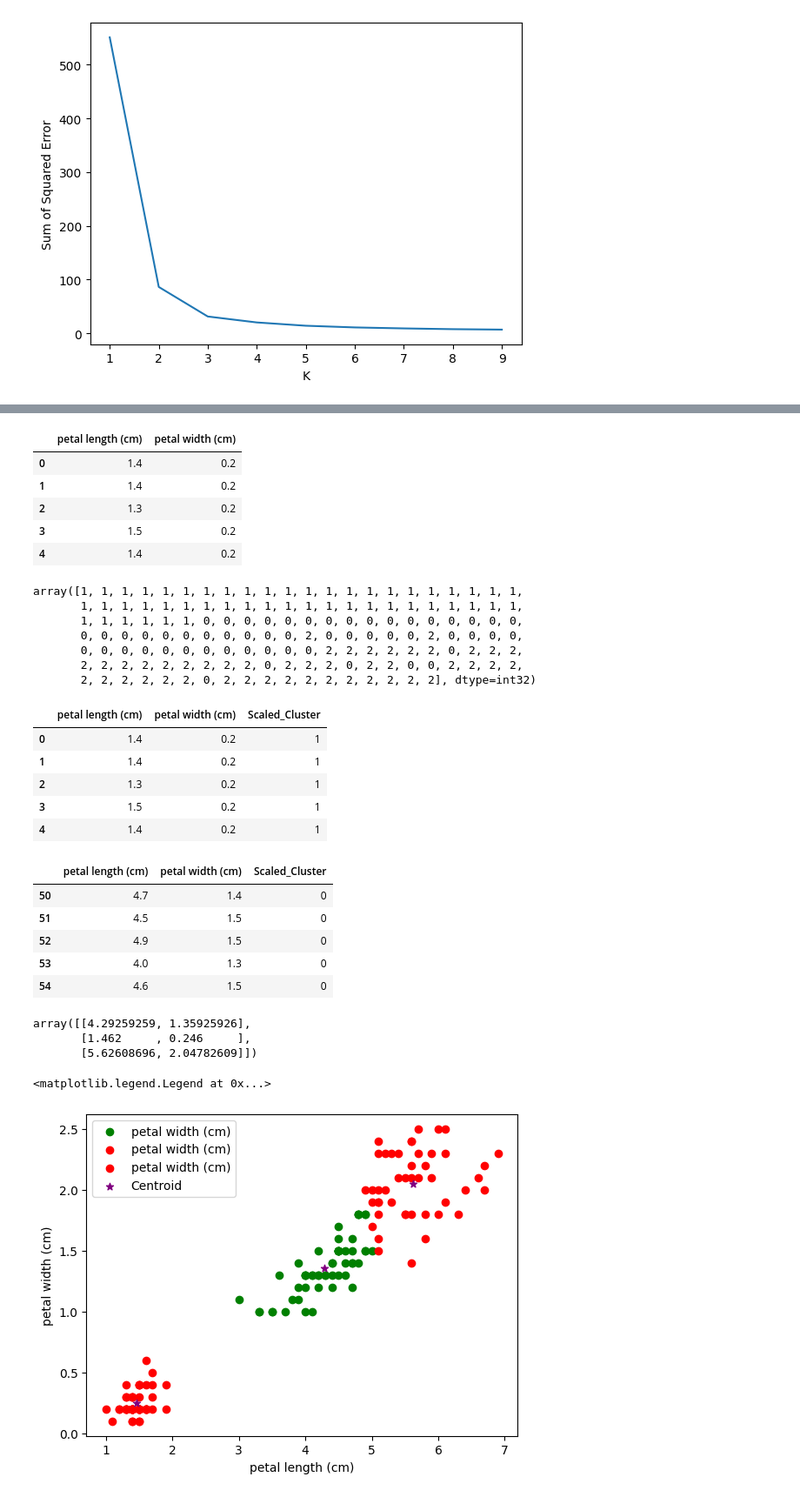
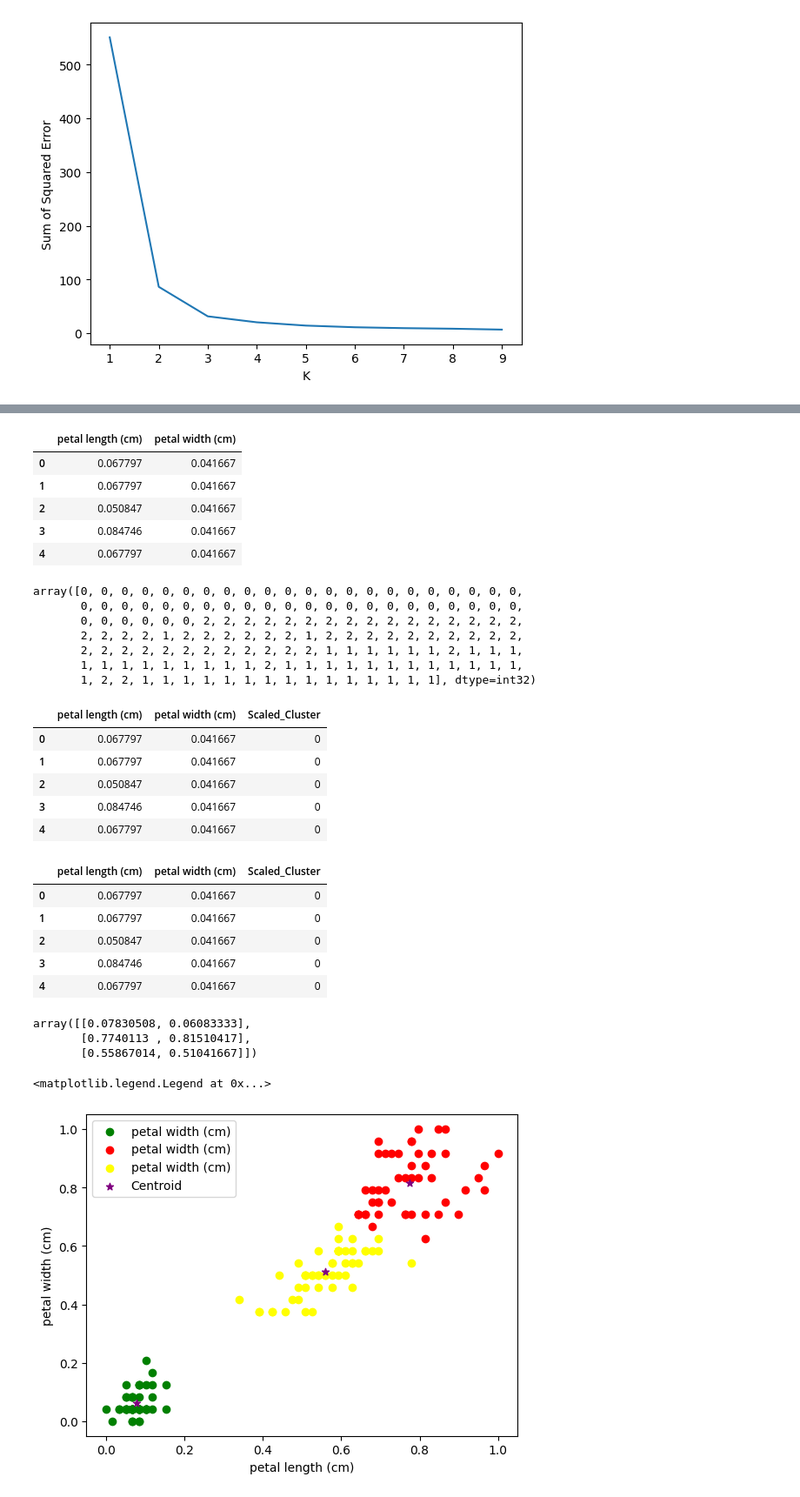
Before and after one commit to ChandraMouli2727/Rough, a Jupyter notebook: ML/K_Means_Clustering_13.ipynb, the cells around one changed output, grey strips where cells are left out. Shown at 87% size. Saved outputs shown, nothing was run; the diff lists cells and outputs as text; code cells hidden in the pictures.

```diff
--- a/ML/K_Means_Clustering.ipynb
+++ b/ML/K_Means_Clustering_13.ipynb
@@ -294,11 +284,11 @@ plt.plot(k_rng,sse) # k = 2 elbow rule
 [figure]
 # %%
 scaler = MinMaxScaler() # It will converts all values sccale to between 0 and 1
-scaler.fit(df[['sepal width (cm)']])
-df['sepal width (cm)'] = scaler.transform(df[['sepal width (cm)']])
+scaler.fit(df[['petal width (cm)']])
+df['petal width (cm)'] = scaler.transform(df[['petal width (cm)']])
 
-scaler.fit(df[['sepal length (cm)']])
-df['sepal length (cm)'] = scaler.transform(df[['sepal length (cm)']])
+scaler.fit(df[['petal length (cm)']])
+df['petal length (cm)'] = scaler.transform(df[['petal length (cm)']])
 
 df
 # %% [output]
@@ -320,33 +310,33 @@ f_df = df.drop(['sepal length (cm)', 'sepal width (cm)'],axis='columns')
 f_df.head()
 # %% [output]
 |  | petal length (cm) | petal width (cm) |
-| 0 | 1.4 | 0.2 |
-| 1 | 1.4 | 0.2 |
-| 2 | 1.3 | 0.2 |
-| 3 | 1.5 | 0.2 |
-| 4 | 1.4 | 0.2 |
+| 0 | 0.067797 | 0.041667 |
+| 1 | 0.067797 | 0.041667 |
+| 2 | 0.050847 | 0.041667 |
+| 3 | 0.084746 | 0.041667 |
+| 4 | 0.067797 | 0.041667 |
 # %%
 km = KMeans(n_clusters=3)
 y_predicted = km.fit_predict(f_df[['petal length (cm)','petal width (cm)']])
 y_predicted
 # %% [output]
-array([1, 1, 1, 1, 1, 1, 1, 1, 1, 1, 1, 1, 1, 1, 1, 1, 1, 1, 1, 1, 1, 1,
-       1, 1, 1, 1, 1, 1, 1, 1, 1, 1, 1, 1, 1, 1, 1, 1, 1, 1, 1, 1, 1, 1,
-       1, 1, 1, 1, 1, 1, 0, 0, 0, 0, 0, 0, 0, 0, 0, 0, 0, 0, 0, 0, 0, 0,
-       0, 0, 0, 0, 0, 0, 0, 0, 0, 0, 0, 2, 0, 0, 0, 0, 0, 2, 0, 0, 0, 0,
-       0, 0, 0, 0, 0, 0, 0, 0, 0, 0, 0, 0, 2, 2, 2, 2, 2, 2, 0, 2, 2, 2,
-       2, 2, 2, 2, 2, 2, 2, 2, 2, 0, 2, 2, 2, 0, 2, 2, 0, 0, 2, 2, 2, 2,
-       2, 2, 2, 2, 2, 2, 0, 2, 2, 2, 2, 2, 2, 2, 2, 2, 2, 2], dtype=int32)
+array([0, 0, 0, 0, 0, 0, 0, 0, 0, 0, 0, 0, 0, 0, 0, 0, 0, 0, 0, 0, 0, 0,
+       0, 0, 0, 0, 0, 0, 0, 0, 0, 0, 0, 0, 0, 0, 0, 0, 0, 0, 0, 0, 0, 0,
+       0, 0, 0, 0, 0, 0, 2, 2, 2, 2, 2, 2, 2, 2, 2, 2, 2, 2, 2, 2, 2, 2,
+       2, 2, 2, 2, 1, 2, 2, 2, 2, 2, 2, 1, 2, 2, 2, 2, 2, 2, 2, 2, 2, 2,
+       2, 2, 2, 2, 2, 2, 2, 2, 2, 2, 2, 2, 1, 1, 1, 1, 1, 1, 2, 1, 1, 1,
+       1, 1, 1, 1, 1, 1, 1, 1, 1, 2, 1, 1, 1, 1, 1, 1, 1, 1, 1, 1, 1, 1,
+       1, 2, 2, 1, 1, 1, 1, 1, 1, 1, 1, 1, 1, 1, 1, 1, 1, 1], dtype=int32)
 # %%
 f_df['Scaled_Cluster'] = y_predicted
 f_df.head()
 # %% [output]
 |  | petal length (cm) | petal width (cm) | Scaled_Cluster |
-| 0 | 1.4 | 0.2 | 1 |
-| 1 | 1.4 | 0.2 | 1 |
-| 2 | 1.3 | 0.2 | 1 |
-| 3 | 1.5 | 0.2 | 1 |
-| 4 | 1.4 | 0.2 | 1 |
+| 0 | 0.067797 | 0.041667 | 0 |
+| 1 | 0.067797 | 0.041667 | 0 |
+| 2 | 0.050847 | 0.041667 | 0 |
+| 3 | 0.084746 | 0.041667 | 0 |
+| 4 | 0.067797 | 0.041667 | 0 |
 # %%
 df0 = f_df[f_df.Scaled_Cluster == 0]
 df1 = f_df[f_df.Scaled_Cluster == 1]
@@ -354,26 +344,26 @@ df2 = f_df[f_df.Scaled_Cluster == 2]
 df0.head()
 # %% [output]
 |  | petal length (cm) | petal width (cm) | Scaled_Cluster |
-| 50 | 4.7 | 1.4 | 0 |
-| 51 | 4.5 | 1.5 | 0 |
-| 52 | 4.9 | 1.5 | 0 |
-| 53 | 4.0 | 1.3 | 0 |
-| 54 | 4.6 | 1.5 | 0 |
+| 0 | 0.067797 | 0.041667 | 0 |
+| 1 | 0.067797 | 0.041667 | 0 |
+| 2 | 0.050847 | 0.041667 | 0 |
+| 3 | 0.084746 | 0.041667 | 0 |
+| 4 | 0.067797 | 0.041667 | 0 |
 # %%
 km.cluster_centers_ #x,y
 # %% [output]
-array([[4.29259259, 1.35925926],
-       [1.462     , 0.246     ],
-       [5.62608696, 2.04782609]])
+array([[0.07830508, 0.06083333],
+       [0.7740113 , 0.81510417],
+       [0.55867014, 0.51041667]])
 # %%
 plt.scatter(df0['petal length (cm)'],df0['petal width (cm)'],color = 'green')
 plt.scatter(df1['petal length (cm)'],df1['petal width (cm)'],color = 'red')
-plt.scatter(df2['petal length (cm)'],df2['petal width (cm)'],color = 'red')
+plt.scatter(df2['petal length (cm)'],df2['petal width (cm)'],color = 'yellow')
 
 plt.xlabel('petal length (cm)')
 plt.ylabel('petal width (cm)')
 plt.scatter(km.cluster_centers_[:,0],km.cluster_centers_[:,1],color='purple',marker = '*',label = 'Centroid')
 plt.legend(["petal width (cm)","petal width (cm)","petal width (cm)","Centroid"])
 # %% [output]
 <matplotlib.legend.Legend at 0x...>
-[figure, old version]
+[figure, new version]
```
Also changed, not shown: parts of 12 cells of this notebook, 5 other files.
